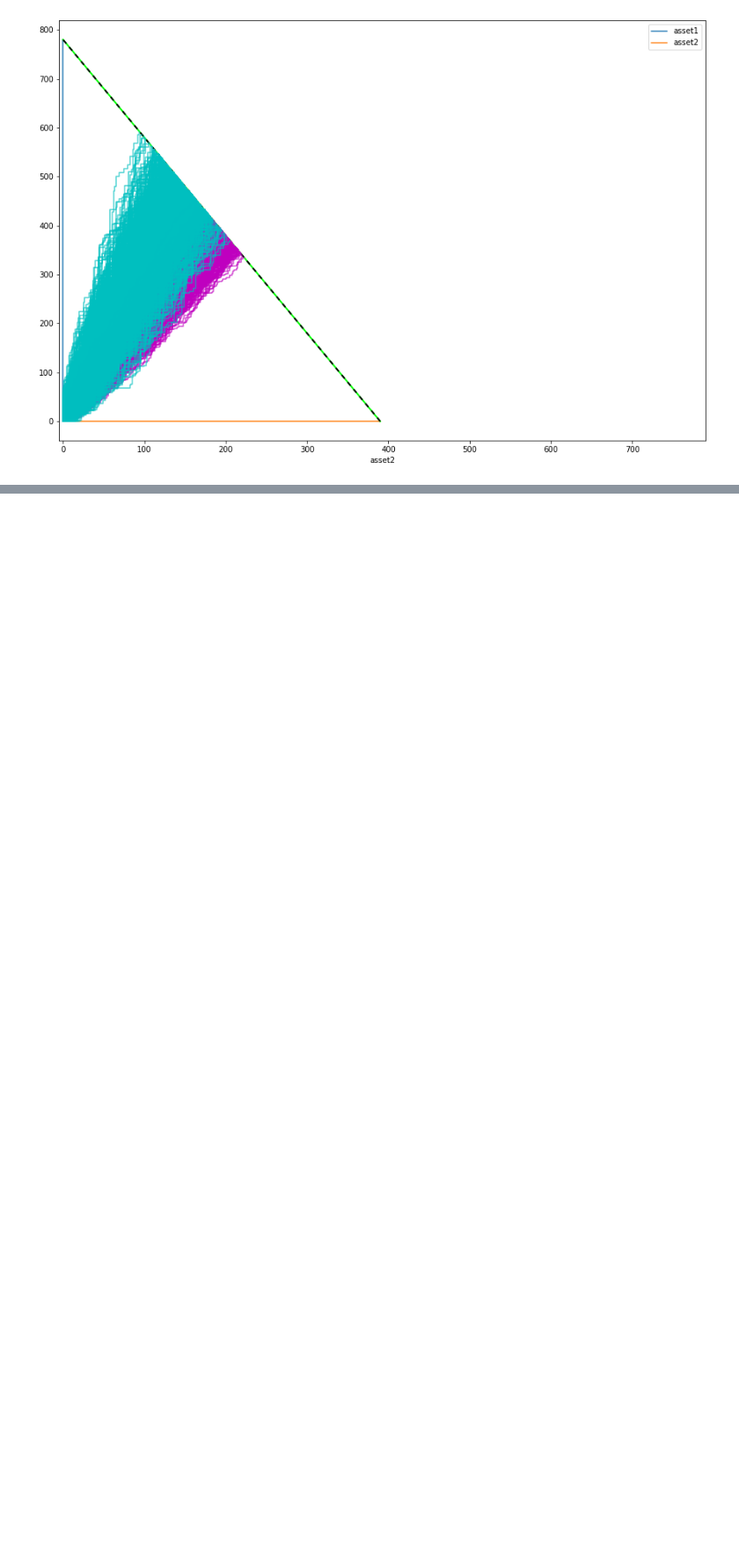
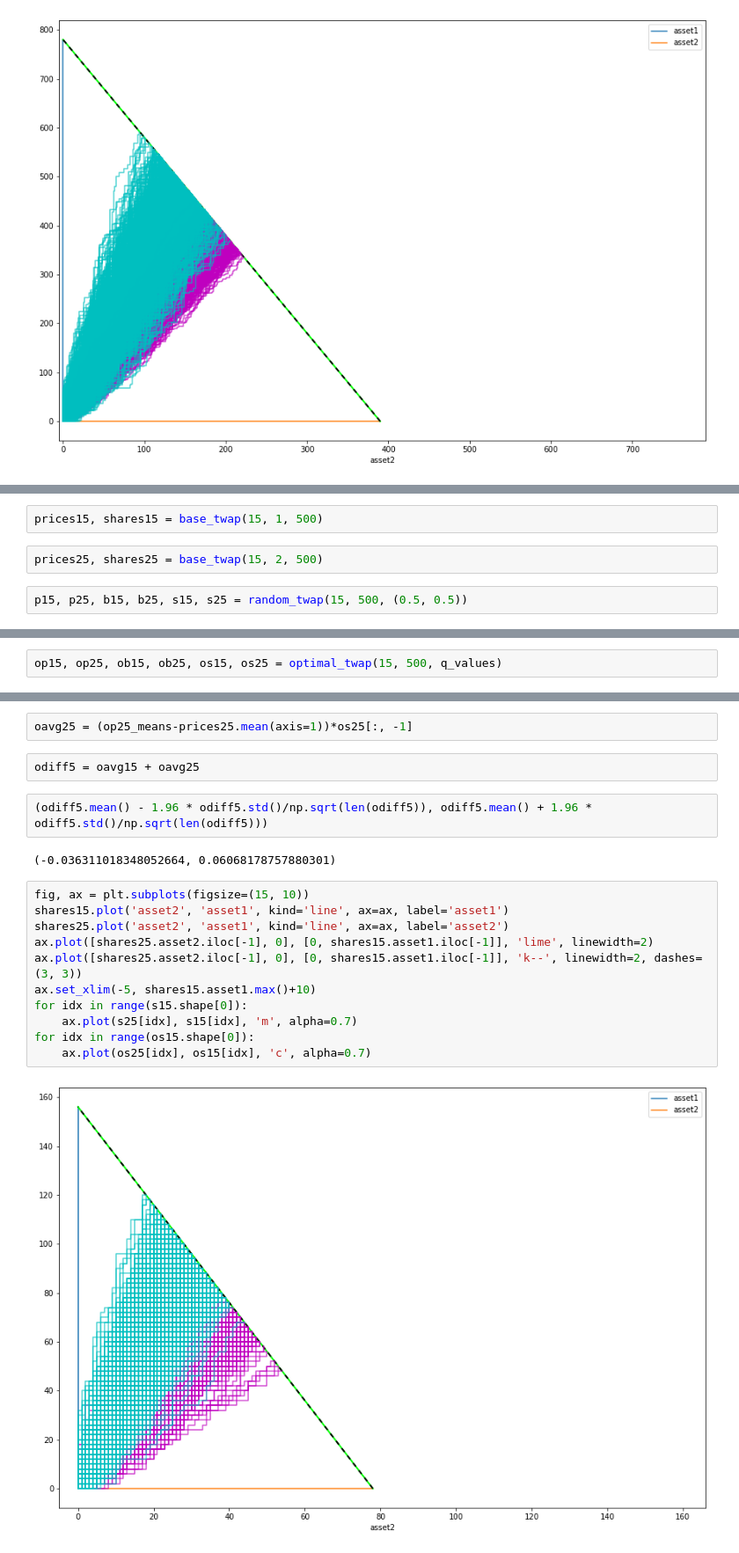
Before and after one commit to kew96/MicroPriceTradingRL, a Jupyter notebook: OptimalExecutionRL/Base_TWAPs.ipynb, the cells around one changed output, grey strips where cells are left out. Shown at 88% size. Drawn from its saved outputs; the diff is of its cells as text; blank space fills up the shorter version.

```diff
--- a/OptimalExecutionRL/Base_TWAPs.ipynb
+++ b/OptimalExecutionRL/Base_TWAPs.ipynb
@@ -149,0 +152,6 @@ for idx in range(os1.shape[0]):
+# %%
+prices15, shares15 = base_twap(15, 1, 500)
+# %%
+prices25, shares25 = base_twap(15, 2, 500)
+# %%
+p15, p25, b15, b25, s15, s25 = random_twap(15, 500, (0.5, 0.5))
@@ -149,0 +171,2 @@ for idx in range(os1.shape[0]):
+# %%
+op15, op25, ob15, ob25, os15, os25 = optimal_twap(15, 500, q_values)
@@ -149,0 +178,21 @@ for idx in range(os1.shape[0]):
+# %%
+oavg25 = (op25_means-prices25.mean(axis=1))*os25[:, -1]
+# %%
+odiff5 = oavg15 + oavg25
+# %%
+(odiff5.mean() - 1.96 * odiff5.std()/np.sqrt(len(odiff5)), odiff5.mean() + 1.96 * odiff5.std()/np.sqrt(len(odiff5)))
+# %% [output]
+(-0.036311018348052664, 0.06068178757880301)
+# %%
+fig, ax = plt.subplots(figsize=(15, 10))
+shares15.plot('asset2', 'asset1', kind='line', ax=ax, label='asset1')
+shares25.plot('asset2', 'asset1', kind='line', ax=ax, label='asset2')
+ax.plot([shares25.asset2.iloc[-1], 0], [0, shares15.asset1.iloc[-1]], 'lime', linewidth=2)
+ax.plot([shares25.asset2.iloc[-1], 0], [0, shares15.asset1.iloc[-1]], 'k--', linewidth=2, dashes=(3, 3))
+ax.set_xlim(-5, shares15.asset1.max()+10)
+for idx in range(s15.shape[0]):
+    ax.plot(s25[idx], s15[idx], 'm', alpha=0.7)
+for idx in range(os15.shape[0]):
+    ax.plot(os25[idx], os15[idx], 'c', alpha=0.7)
+# %% [output]
+[figure, added]
```
Also changed, not shown: parts of 28 cells of this notebook.
